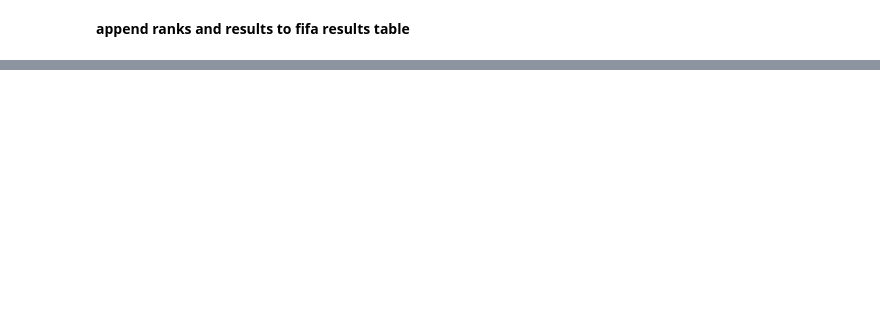
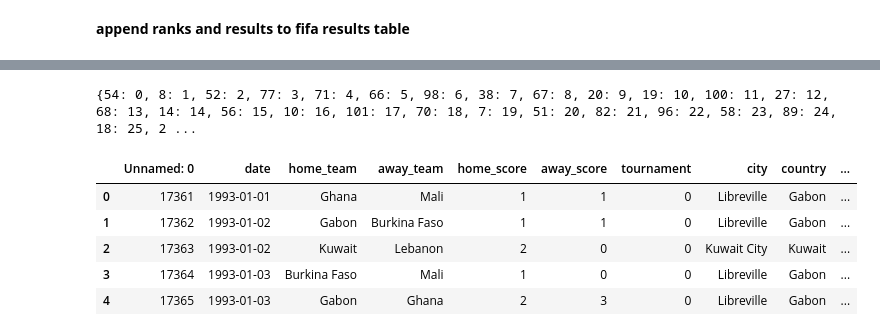
Before and after one commit to kipsangchepesa/Core12_moduleII-IP, a Jupyter notebook: Moringa_Data_Science_core12_ModuleII_W1_Independent_Project_2021_11_Kipsang_Nicholas_Machine_Learning.ipynb, the cells around one changed output, grey strips where cells are left out. Saved outputs shown, nothing was run; the diff lists cells and outputs as text; code cells hidden in the pictures; blank space fills up the shorter version.

```diff
--- a/Moringa_Data_Science_core12_ModuleII_W1_Independent_Project_2021_11_Kipsang_Nicholas_Machine_Learning.ipynb
+++ b/Moringa_Data_Science_core12_ModuleII_W1_Independent_Project_2021_11_Kipsang_Nicholas_Machine_Learning.ipynb
@@ -325,0 +335,25 @@ fifa_df.dropna(inplace=True)
+# %%
+#convert tournaments to categorial
+def convert_categorical_cols(data,col):
+    colum_values = list(data[col].unique())
+    dicts = {}
+    values = range(len(colum_values))
+    for i in range(len(colum_values)):
+        dicts[colum_values[i]] = values[i]
+        values = range(len(colum_values))
+    print(dicts)
+    data[col]=data[col].map(dicts)
+#The function takes the dataset and the column and create a dictionary that maps all unique
+# column values to numerical values for machine learning
+convert_categorical_cols(fifa_df,'tournament')
+# %% [output]
+{54: 0, 8: 1, 52: 2, 77: 3, 71: 4, 66: 5, 98: 6, 38: 7, 67: 8, 20: 9, 19: 10, 100: 11, 27: 12, 68: 13, 14: 14, 56: 15, 10: 16, 101: 17, 70: 18, 7: 19, 51: 20, 82: 21, 96: 22, 58: 23, 89: 24, 18: 25, 2 ...
+# %%
+fifa_df.head()
+# %% [output]
+|  | Unnamed: 0 | date | home_team | away_team | home_score | away_score | tournament | city | country | ... |
+| 0 | 17361 | 1993-01-01 | Ghana | Mali | 1 | 1 | 0 | Libreville | Gabon | ... |
+| 1 | 17362 | 1993-01-02 | Gabon | Burkina Faso | 1 | 1 | 0 | Libreville | Gabon | ... |
+| 2 | 17363 | 1993-01-02 | Kuwait | Lebanon | 2 | 0 | 0 | Kuwait City | Kuwait | ... |
+| 3 | 17364 | 1993-01-03 | Burkina Faso | Mali | 1 | 0 | 0 | Libreville | Gabon | ... |
+| 4 | 17365 | 1993-01-03 | Gabon | Ghana | 2 | 3 | 0 | Libreville | Gabon | ... |
```
Also changed, not shown: parts of 30 cells of this notebook.
